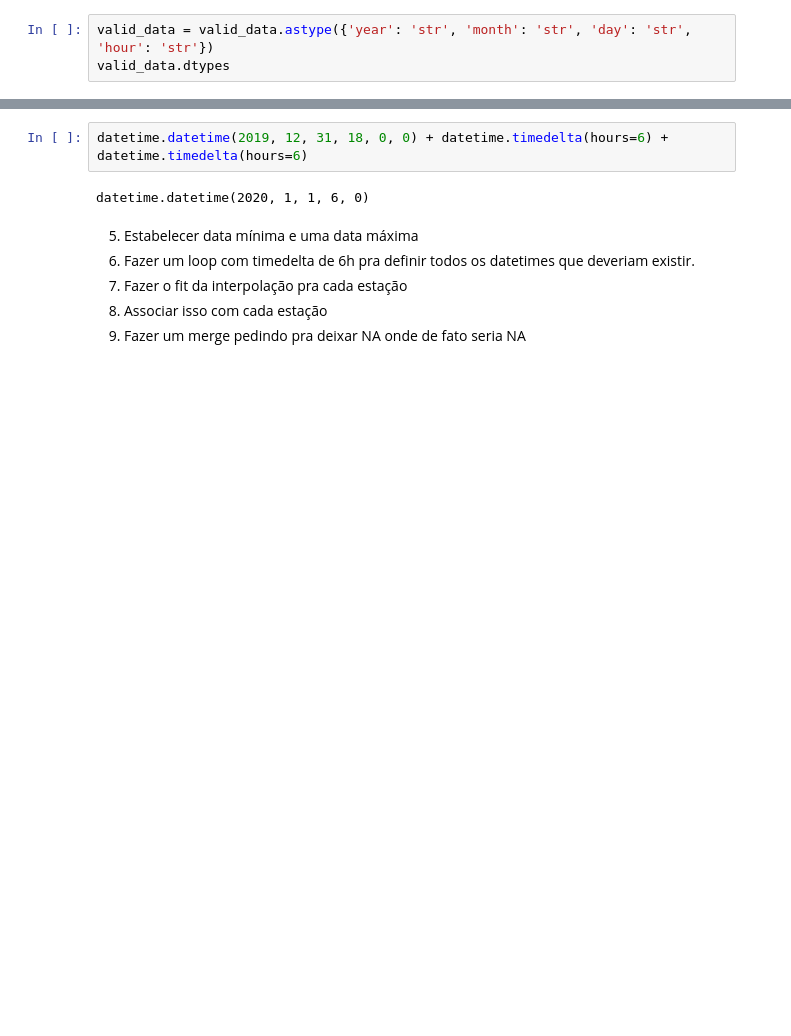
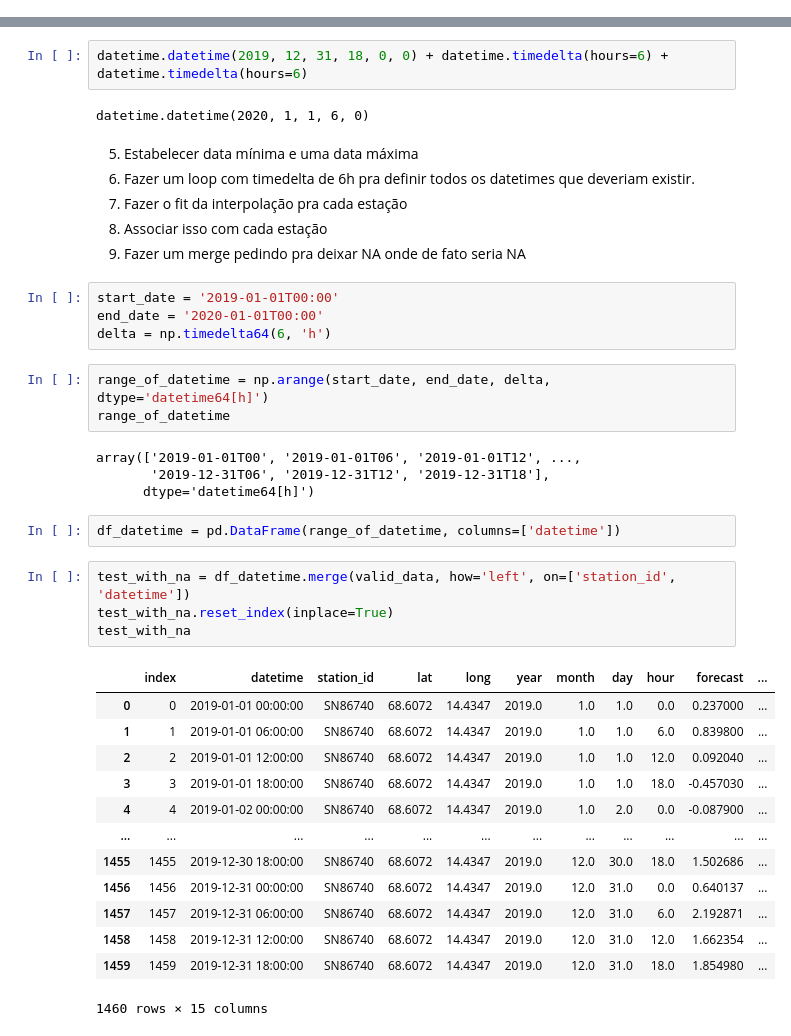
Before and after one commit to garaujo94/msc_postprocessing_weather, a Jupyter notebook: notebooks/graphs/02 - Filling missing values.ipynb, the cells around one changed output, grey strips where cells are left out. Drawn from its saved outputs; the diff is of its cells as text; blank space fills up the shorter version.

```diff
--- a/notebooks/graphs/02 - Filling missing values.ipynb
+++ b/notebooks/graphs/02 - Filling missing values.ipynb
@@ -88,6 +89,3 @@ valid_data
 | 682229 | SN86740 | 68.6072 | 14.4347 | 2019 | 5 | 14 | 0 | 4.53930 | 5.16770 | 4.4 | ... |
 | 682230 | SN86740 | 68.6072 | 14.4347 | 2019 | 5 | 13 | 18 | 4.98193 | 5.31020 | 4.8 | ... |
 682231 rows × 13 columns
-# %%
-valid_data = valid_data.astype({'year': 'str', 'month': 'str', 'day': 'str', 'hour': 'str'})
-valid_data.dtypes
@@ -173,3 +156,34 @@ datetime.datetime(2020, 1, 1, 6, 0)
 7. Fazer o fit da interpolação pra cada estação
 8. Associar isso com cada estação
 9. Fazer um merge pedindo pra deixar NA onde de fato seria NA
+# %%
+start_date = '2019-01-01T00:00'
+end_date = '2020-01-01T00:00'
+delta = np.timedelta64(6, 'h')
+# %%
+range_of_datetime = np.arange(start_date, end_date, delta, dtype='datetime64[h]')
+range_of_datetime
+# %% [output]
+array(['2019-01-01T00', '2019-01-01T06', '2019-01-01T12', ...,
+       '2019-12-31T06', '2019-12-31T12', '2019-12-31T18'],
+      dtype='datetime64[h]')
+# %%
+df_datetime = pd.DataFrame(range_of_datetime, columns=['datetime'])
+# %%
+test_with_na = df_datetime.merge(valid_data, how='left', on=['station_id', 'datetime'])
+test_with_na.reset_index(inplace=True)
+test_with_na
+# %% [output]
+|  | index | datetime | station_id | lat | long | year | month | day | hour | forecast | ... |
+| 0 | 0 | 2019-01-01 00:00:00 | SN86740 | 68.6072 | 14.4347 | 2019.0 | 1.0 | 1.0 | 0.0 | 0.237000 | ... |
+| 1 | 1 | 2019-01-01 06:00:00 | SN86740 | 68.6072 | 14.4347 | 2019.0 | 1.0 | 1.0 | 6.0 | 0.839800 | ... |
+| 2 | 2 | 2019-01-01 12:00:00 | SN86740 | 68.6072 | 14.4347 | 2019.0 | 1.0 | 1.0 | 12.0 | 0.092040 | ... |
+| 3 | 3 | 2019-01-01 18:00:00 | SN86740 | 68.6072 | 14.4347 | 2019.0 | 1.0 | 1.0 | 18.0 | -0.457030 | ... |
+| 4 | 4 | 2019-01-02 00:00:00 | SN86740 | 68.6072 | 14.4347 | 2019.0 | 1.0 | 2.0 | 0.0 | -0.087900 | ... |
+| ... | ... | ... | ... | ... | ... | ... | ... | ... | ... | ... | ... |
+| 1455 | 1455 | 2019-12-30 18:00:00 | SN86740 | 68.6072 | 14.4347 | 2019.0 | 12.0 | 30.0 | 18.0 | 1.502686 | ... |
+| 1456 | 1456 | 2019-12-31 00:00:00 | SN86740 | 68.6072 | 14.4347 | 2019.0 | 12.0 | 31.0 | 0.0 | 0.640137 | ... |
+| 1457 | 1457 | 2019-12-31 06:00:00 | SN86740 | 68.6072 | 14.4347 | 2019.0 | 12.0 | 31.0 | 6.0 | 2.192871 | ... |
+| 1458 | 1458 | 2019-12-31 12:00:00 | SN86740 | 68.6072 | 14.4347 | 2019.0 | 12.0 | 31.0 | 12.0 | 1.662354 | ... |
+| 1459 | 1459 | 2019-12-31 18:00:00 | SN86740 | 68.6072 | 14.4347 | 2019.0 | 12.0 | 31.0 | 18.0 | 1.854980 | ... |
+1460 rows × 15 columns
```
Also changed, not shown: parts of 7 cells of this notebook.
